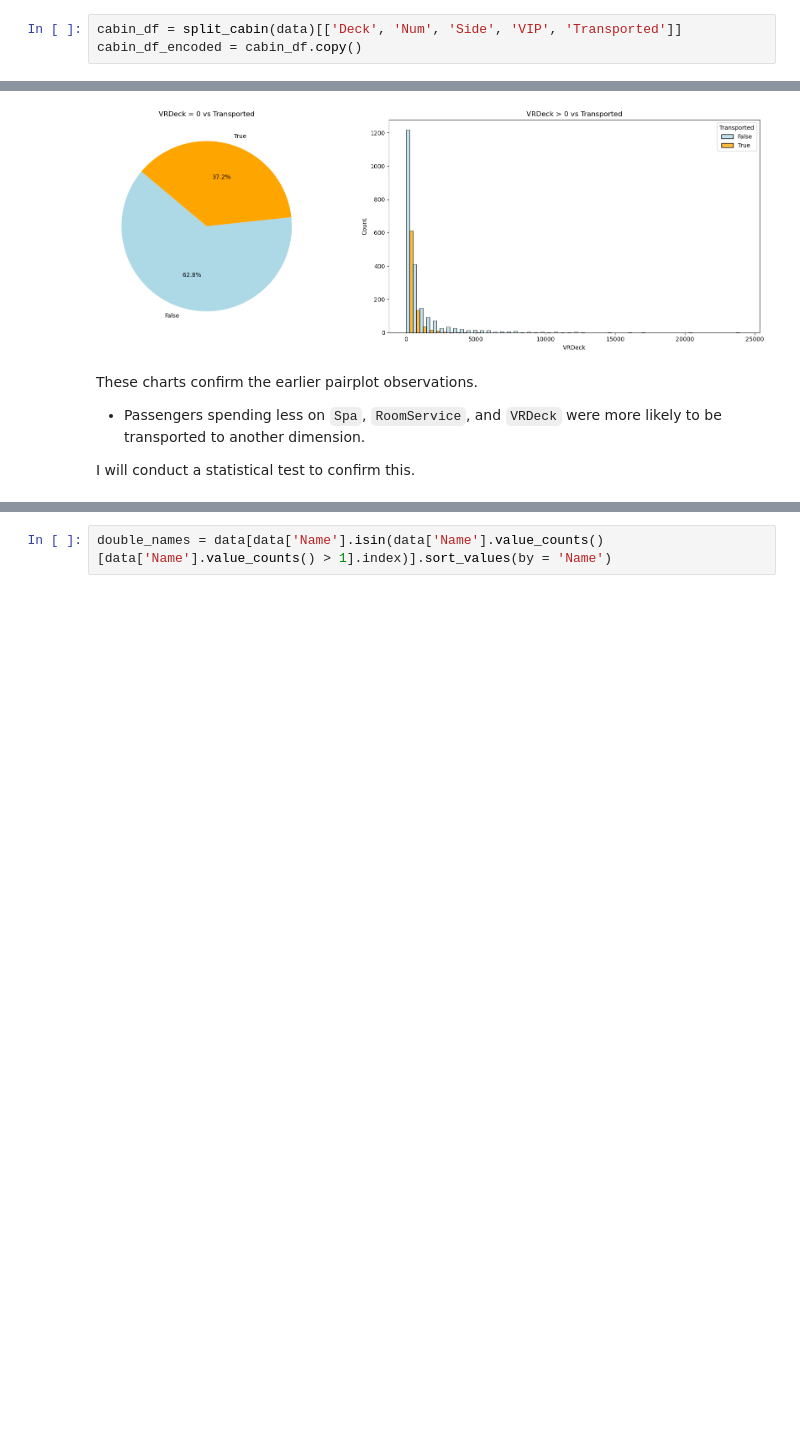
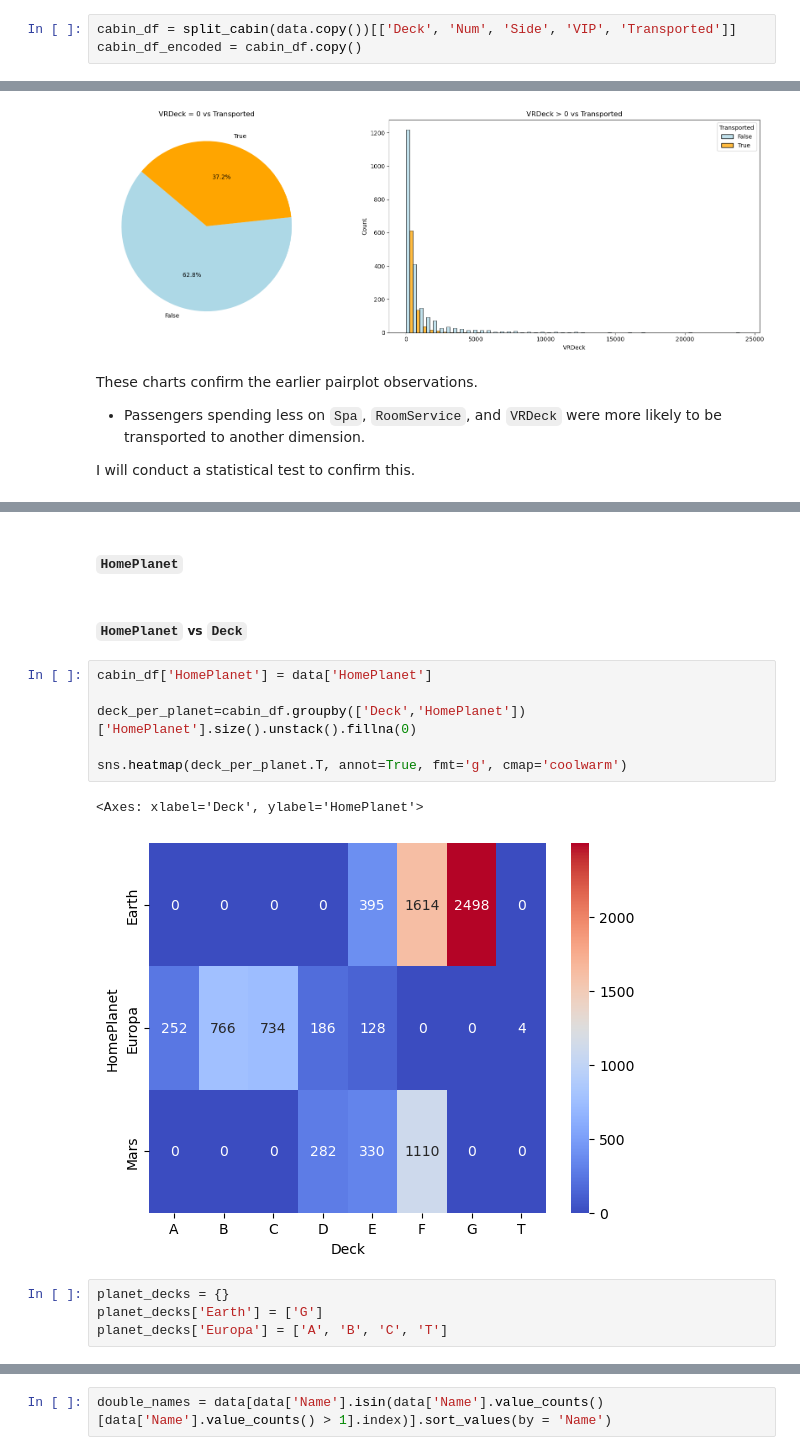
Before and after one commit to Herkata/spaceship_titanic, a Jupyter notebook: space_titanic.ipynb, the cells around one changed output, grey strips where cells are left out. Drawn from its saved outputs; the diff is of its cells as text; blank space fills up the shorter version.

```diff
--- a/space_titanic.ipynb
+++ b/space_titanic.ipynb
@@ -136,7 +136,7 @@ sns.pairplot(data, hue=target, diag_kind='kde')
 # %% [markdown]
 To check if the physical layout of the ship has a connection to the target variable, I will check the proportion of passengers transported to another dimension in the certain cabins.
 # %%
-cabin_df = split_cabin(data)[['Deck', 'Num', 'Side', 'VIP', 'Transported']]
+cabin_df = split_cabin(data.copy())[['Deck', 'Num', 'Side', 'VIP', 'Transported']]
 cabin_df_encoded = cabin_df.copy()
 # %%
 categorical_features = cabin_df.select_dtypes(include=['object', 'category']).columns
@@ -243,0 +267,17 @@ I will conduct a statistical test to confirm this.
+# %% [markdown]
+#### `HomePlanet`
+# %% [markdown]
+##### `HomePlanet` vs `Deck`
+# %%
+cabin_df['HomePlanet'] = data['HomePlanet']
+
+deck_per_planet=cabin_df.groupby(['Deck','HomePlanet'])['HomePlanet'].size().unstack().fillna(0)
+
+sns.heatmap(deck_per_planet.T, annot=True, fmt='g', cmap='coolwarm')
+# %% [output]
+<Axes: xlabel='Deck', ylabel='HomePlanet'>
+[figure, added]
+# %%
+planet_decks = {}
+planet_decks['Earth'] = ['G']
+planet_decks['Europa'] = ['A', 'B', 'C', 'T']
```
Also changed, not shown: parts of 35 cells of this notebook, 6 other files.
